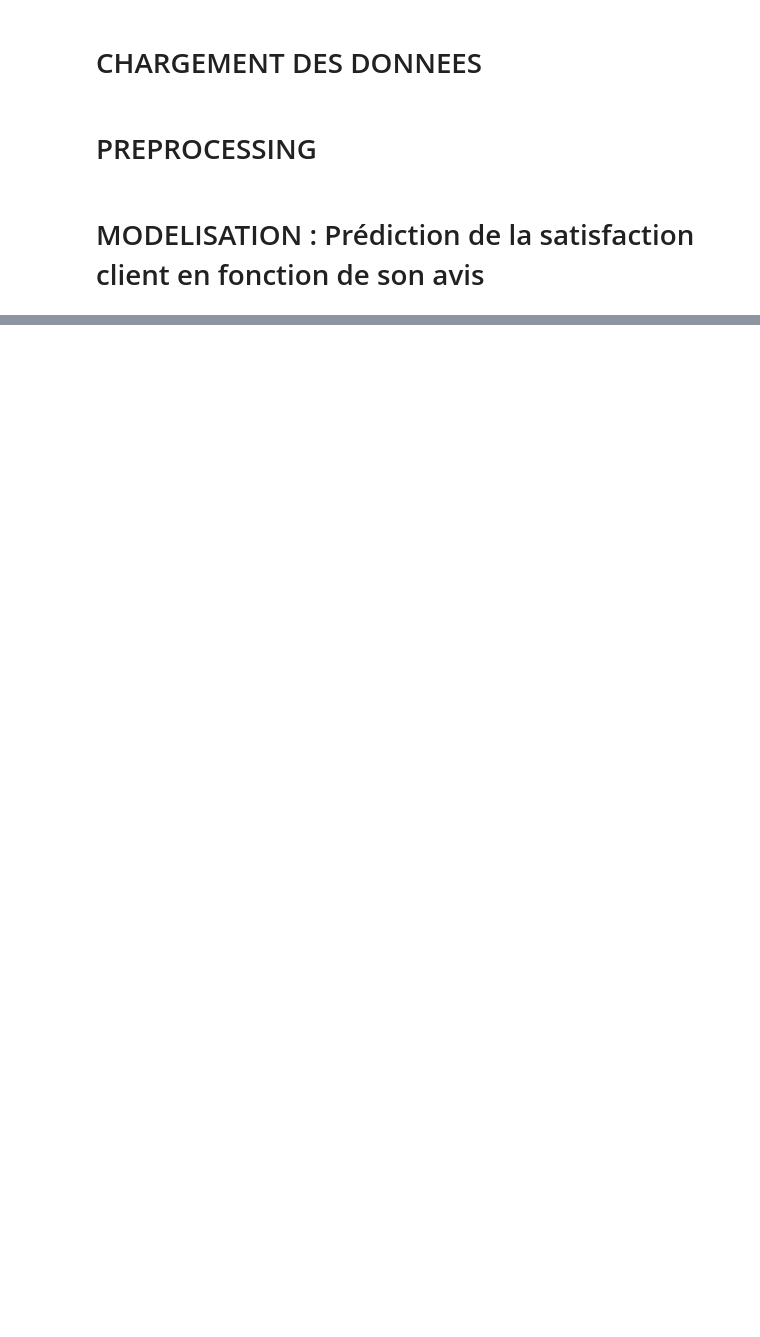
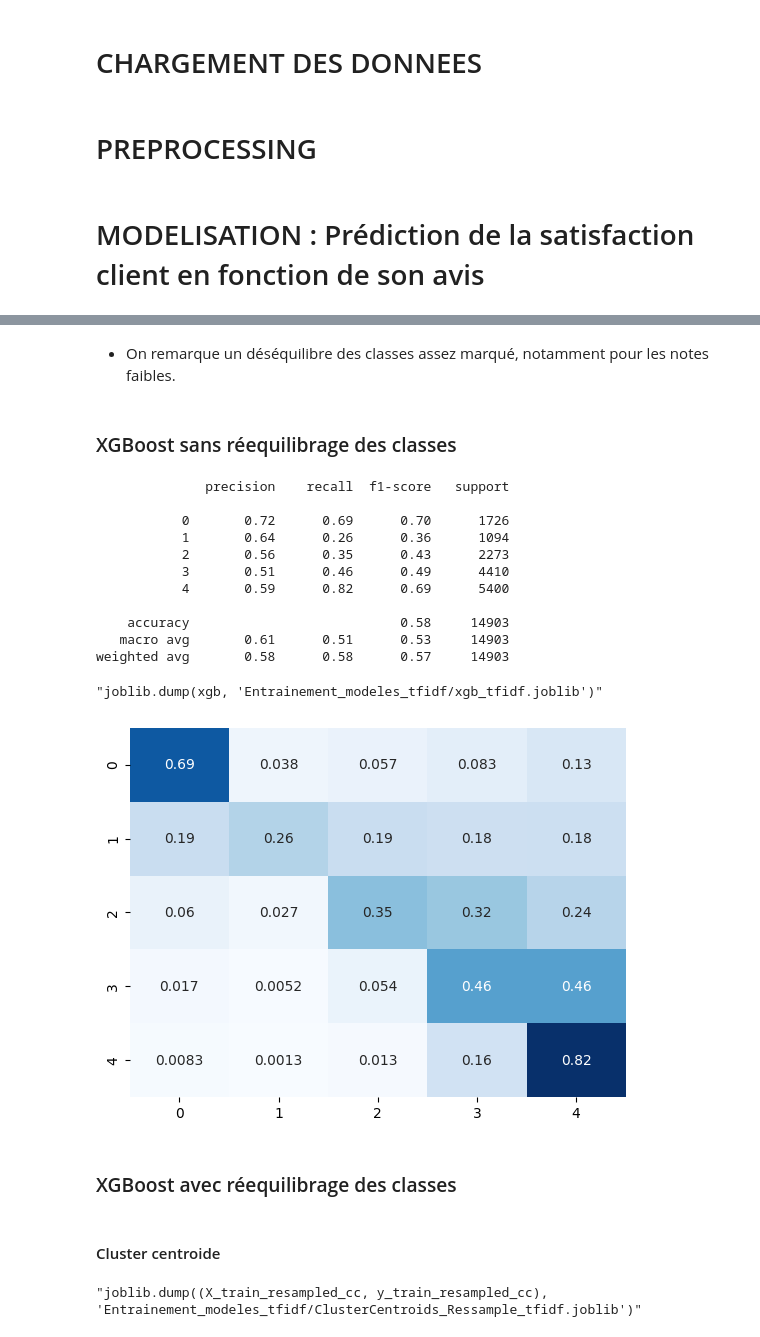
Before and after one commit to KylianSts/UGC_project, a Jupyter notebook: Prediction_satisfaction_avis.ipynb, the cells around one changed output, grey strips where cells are left out. Cells and saved outputs as stored; diff of their text form; code cells hidden in the pictures; blank space fills up the shorter version.

Commit message:
premier modèles avec TF-IDF

```diff
--- a/Prediction_satisfaction_avis.ipynb
+++ b/Prediction_satisfaction_avis.ipynb
@@ -55,0 +95,7 @@ reviews = preprocess_reviews(df_clean['review'])
+# %%
+# transformation des avis en une liste de texte
+reviews = [' '.join(review) for review in reviews]
+
+# On applique la transformation TF-IDF aux avis pour obtenir une matrice sparse des scores TF-IDF
+tfidf_vectorizer = TfidfVectorizer(max_features=1000)
+X = tfidf_vectorizer.fit_transform(reviews)
@@ -55,0 +112,51 @@ reviews = preprocess_reviews(df_clean['review'])
+# %% [markdown]
+* On remarque un déséquilibre des classes assez marqué, notamment pour les notes faibles.
+# %%
+y = df_clean['rating'].map(lambda x : x-1) # XGBoost attend que les classes commencent par 0
+
+# Séparation des données en un ensemble d'entrainement et de test
+X_train, X_test, y_train, y_test = train_test_split(X, y, test_size=0.2, random_state=24)
+# %% [markdown]
+### XGBoost sans réequilibrage des classes
+# %%
+# Entrainement d'un modèle XGBoost
+"""xgb = XGBClassifier()
+xgb.fit(X_train, y_train)"""
+
+xgb = joblib.load('Entrainement_modeles_tfidf/xgb_tfidf.joblib')
+
+# Affichage des scores
+y_pred = xgb.predict(X_test)
+print(classification_report(y_test, y_pred))
+
+# Matrice de confusion
+sns.heatmap(confusion_matrix(y_test, y_pred, normalize='true'), cmap='Blues', annot=True, cbar=False)
+
+"""joblib.dump(xgb, 'Entrainement_modeles_tfidf/xgb_tfidf.joblib')"""
+# %% [output]
+              precision    recall  f1-score   support
+
+           0       0.72      0.69      0.70      1726
+           1       0.64      0.26      0.36      1094
+           2       0.56      0.35      0.43      2273
+           3       0.51      0.46      0.49      4410
+           4       0.59      0.82      0.69      5400
+
+    accuracy                           0.58     14903
+   macro avg       0.61      0.51      0.53     14903
+weighted avg       0.58      0.58      0.57     14903
+"joblib.dump(xgb, 'Entrainement_modeles_tfidf/xgb_tfidf.joblib')"
+[figure, added]
+# %% [markdown]
+### XGBoost avec réequilibrage des classes
+# %% [markdown]
+#### Cluster centroide
+# %%
+"""cc = ClusterCentroids(random_state=24)
+X_train_resampled_cc, y_train_resampled_cc = cc.fit_resample(X_train, y_train)
+"""
+X_train_resampled_cc, y_train_resampled_cc = joblib.load('Entrainement_modeles_tfidf/ClusterCentroids_Ressample_tfidf.joblib')
+
+"""joblib.dump((X_train_resampled_cc, y_train_resampled_cc), 'Entrainement_modeles_tfidf/ClusterCentroids_Ressample_tfidf.joblib')"""
+# %% [output]
+"joblib.dump((X_train_resampled_cc, y_train_resampled_cc), 'Entrainement_modeles_tfidf/ClusterCentroids_Ressample_tfidf.joblib')"
```
Also changed, not shown: parts of 18 cells of this notebook.
